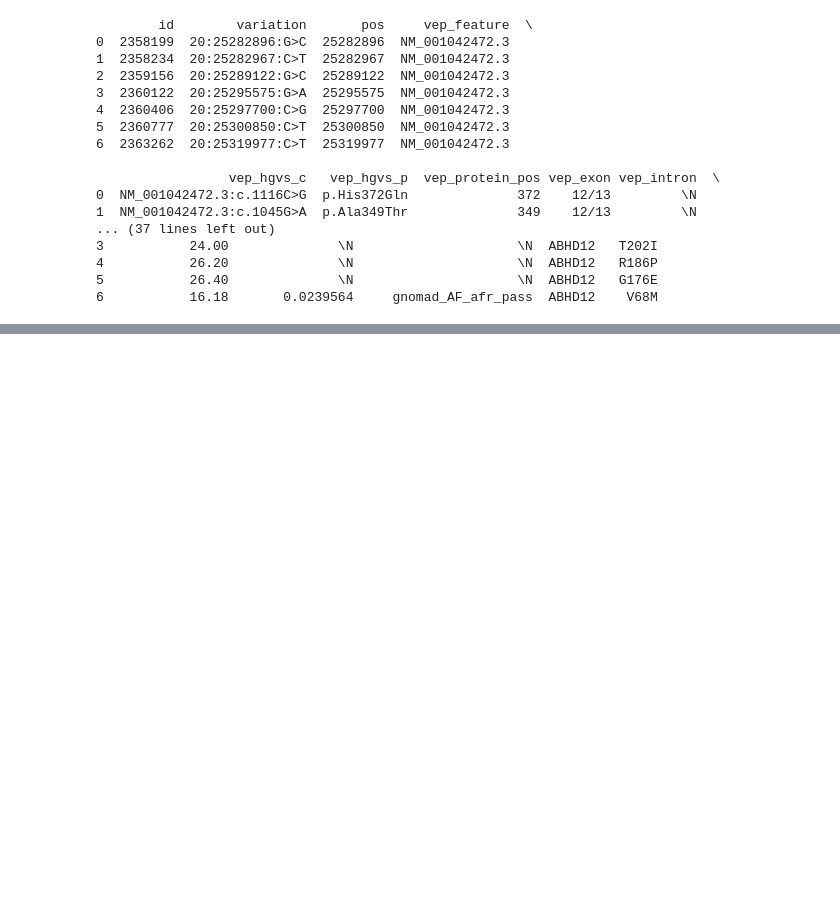
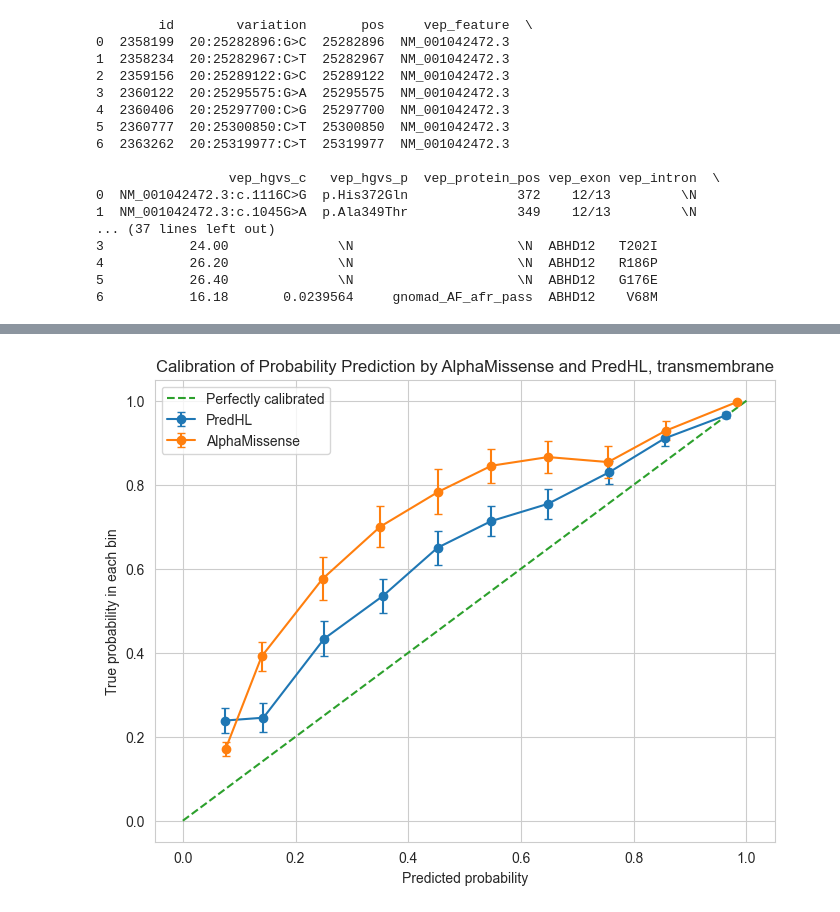
Before and after one commit to inbarblech/Pathogenicity-determination-Thesis, a Jupyter notebook: general_one_time_computations.ipynb, the cells around one changed output, grey strips where cells are left out. Saved outputs shown, nothing was run; the diff lists cells and outputs as text; code cells hidden in the pictures; blank space fills up the shorter version.

```diff
--- a/general_one_time_computations.ipynb
+++ b/general_one_time_computations.ipynb
@@ -122,0 +268,54 @@ data.to_csv("C:\\Users\\InbarBlech\\PycharmProjects\\Thesis\\benchmarking\\predi
+# %%
+from sklearn.calibration import calibration_curve
+import matplotlib.pyplot as plt
+import numpy as np
+
+# Number of bins
+n_bins = 10
+
+# Create a plot
+plt.figure(figsize=(8, 6))
+
+# For PredHL predictions
+# Get the calibration curve
+prob_true_1, prob_pred_1 = calibration_curve(joined_data_am['reality'], joined_data_am['prediction_score'], n_bins=n_bins)
+
+# Calculate bin counts for PredHL
+bin_counts_1 = np.histogram(joined_data_am['prediction_score'], bins=n_bins)[0]
+
+# Calculate standard deviation and standard error for PredHL
+std_true_1 = np.sqrt(prob_true_1 * (1 - prob_true_1) / bin_counts_1)
+sem_true_1 = std_true_1
+
+# Plot the PredHL calibration curve with error bars
+plt.errorbar(prob_pred_1, prob_true_1, yerr=sem_true_1, marker='o', label='PredHL', capsize=3)
+
+# For AlphaMissense predictions
+# Get the calibration curve
+prob_true_2, prob_pred_2 = calibration_curve(joined_data_am['reality'], joined_data_am['am_pathogenicity'], n_bins=n_bins)
+
+# Calculate bin counts for AlphaMissense
+bin_counts_2 = np.histogram(joined_data_am['am_pathogenicity'], bins=n_bins)[0]
+
+# Calculate standard deviation and standard error for AlphaMissense
+std_true_2 = np.sqrt(prob_true_2 * (1 - prob_true_2) / bin_counts_2)
+sem_true_2 = std_true_2
+
+# Plot the AlphaMissense calibration curve with error bars
+plt.errorbar(prob_pred_2, prob_true_2, yerr=sem_true_2, marker='o', label='AlphaMissense', capsize=3)
+
+# Plot the perfectly calibrated line
+plt.plot([0, 1], [0, 1], linestyle='--', label='Perfectly calibrated')
+
+# Add labels and title
+plt.xlabel('Predicted probability')
+plt.ylabel('True probability in each bin')
+plt.title(f'Calibration of Probability Prediction by AlphaMissense and PredHL, {protein_type}')
+
+# Add a legend
+plt.legend()
+
+# Show the plot
+plt.show()
+# %% [output]
+[figure, added]
```
Also changed, not shown: parts of 19 cells of this notebook, 18 other files.
